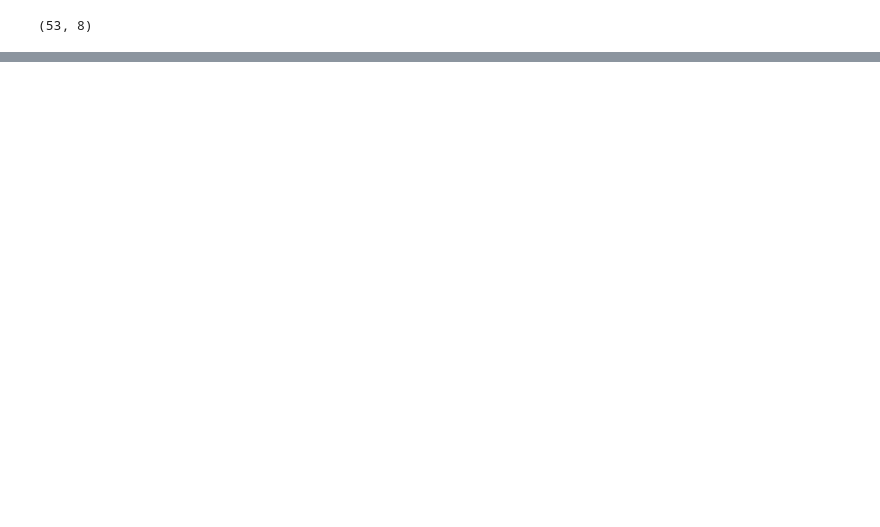
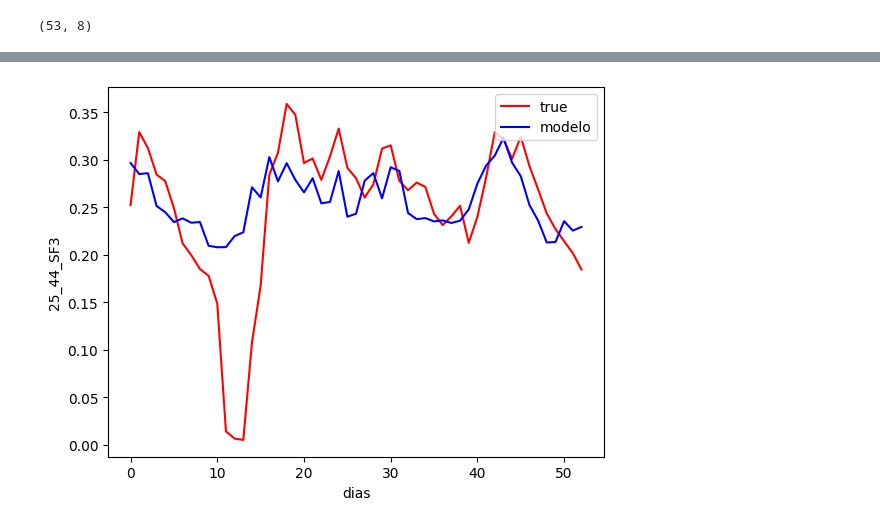
Before and after one commit to ucfilho/Doubts_Students, a Jupyter notebook: RF_shift_fixed_graph.ipynb, the cells around one changed output, grey strips where cells are left out. Cells and saved outputs as stored; diff of their text form; code cells hidden in the pictures; blank space fills up the shorter version.

```diff
--- a/RF_shift_fixed_graph.ipynb
+++ b/RF_shift_fixed_graph.ipynb
@@ -185,0 +217,10 @@ plt.show()
+# %%
+JJ = 3
+line1, =plt.plot(range(len(y_true[:,JJ])),y_true[:,JJ],c='r')
+line2, =plt.plot(range(len(y_calc[:,JJ])),y_calc[:,JJ], c='b')
+plt.legend([line1,line2],['true','modelo'],loc='upper right')
+plt.xlabel('dias')
+plt.ylabel(nomes[JJ])
+plt.show()
+# %% [output]
+[figure, added]
```
Also changed, not shown: parts of 10 cells of this notebook.
